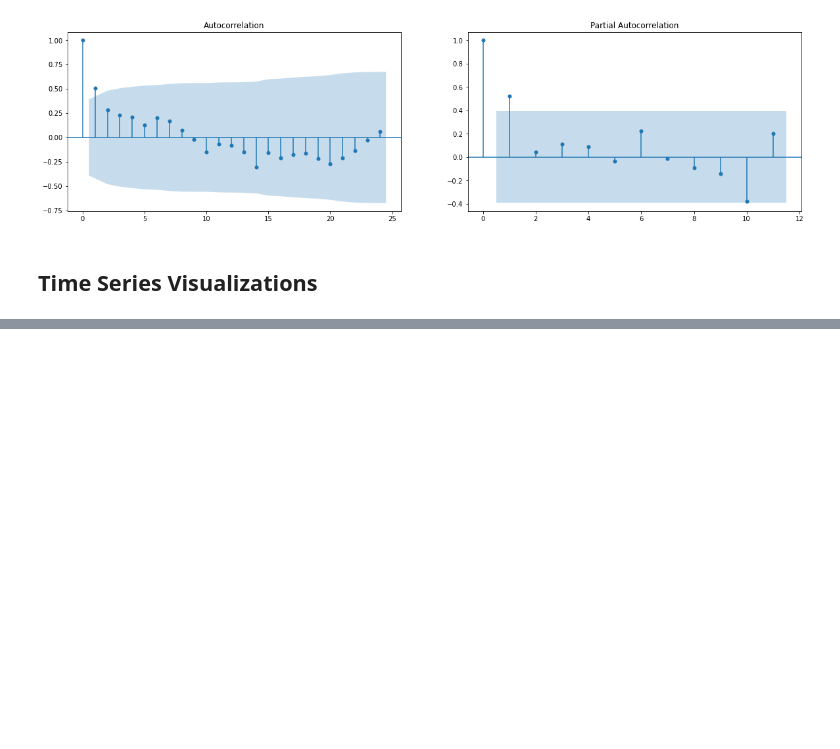
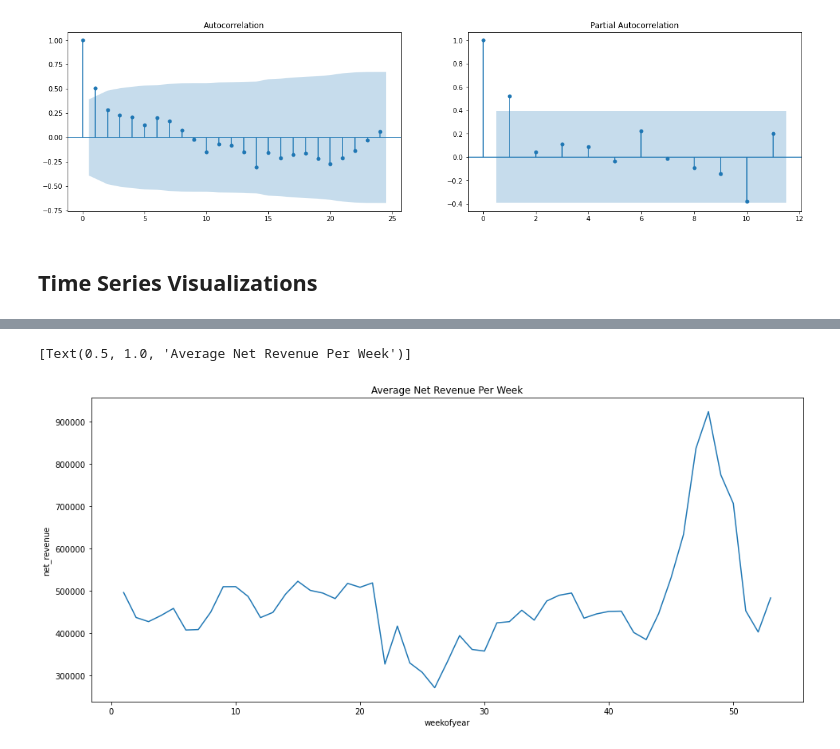
Before and after one commit to derrick-w/top4sport-sales-prediction, a Jupyter notebook: top4sport-EDA.ipynb, the cells around one changed output, grey strips where cells are left out. Drawn from its saved outputs; the diff is of its cells as text; code cells hidden in the pictures; blank space fills up the shorter version.

```diff
--- a/top4sport-EDA.ipynb
+++ b/top4sport-EDA.ipynb
@@ -719,0 +733,7 @@ ts_viz_df['weekday']=viz_df['weekday'].replace({1:'Monday', 2:'Tuesday', 3:'Wedn
+# %%
+plt.figure(figsize=(16,7))
+plot = sns.lineplot(x='weekofyear', y='net_revenue', data=ts_viz_df)
+plot.set(title='Average Net Revenue Per Week')
+# %% [output]
+[Text(0.5, 1.0, 'Average Net Revenue Per Week')]
+[figure, added]
```
Also changed, not shown: parts of 6 cells of this notebook.
